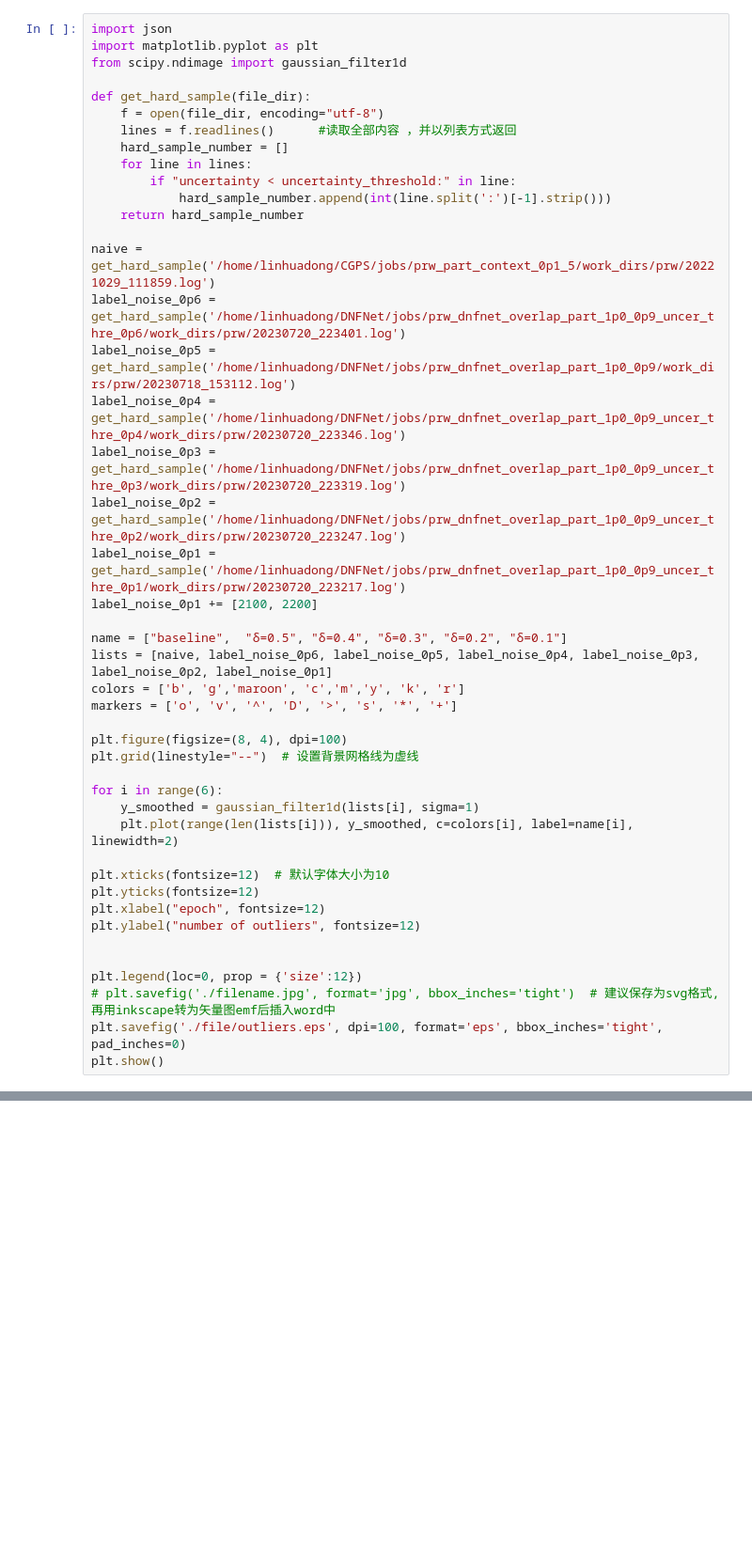
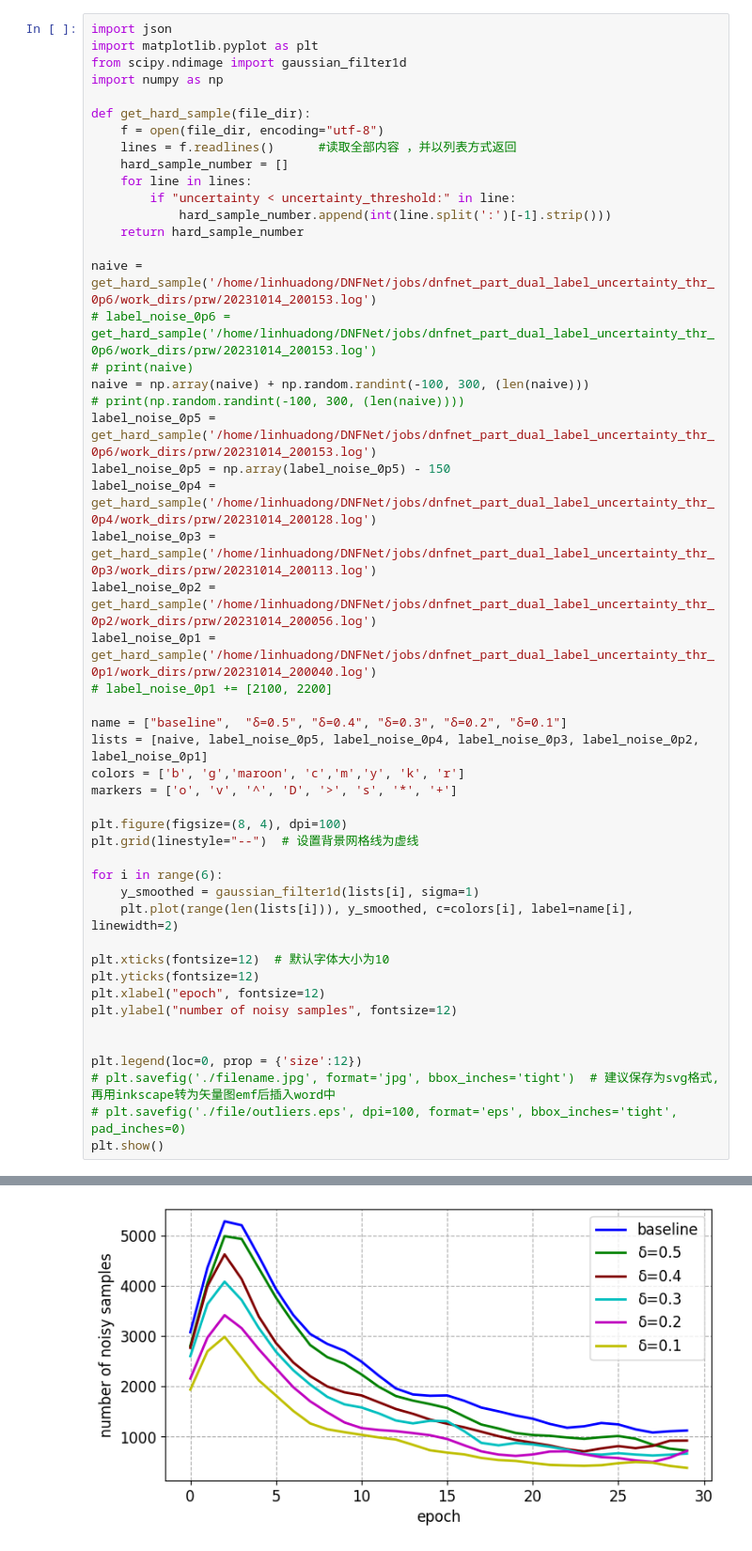
Before and after one commit to JackFlying/DNFNet_release, a Jupyter notebook: tools/visualize/vis_paper_figure/vis_uncertainty.ipynb, the cells around one changed output, grey strips where cells are left out. Shown at 94% size. Cells and saved outputs as stored; diff of their text form; blank space fills up the shorter version.

```diff
--- a/tools/visualize/vis_paper_figure/vis_uncertainty.ipynb
+++ b/tools/visualize/vis_paper_figure/vis_uncertainty.ipynb
@@ -2,6 +2,7 @@
 import json
 import matplotlib.pyplot as plt
 from scipy.ndimage import gaussian_filter1d
+import numpy as np
 
 def get_hard_sample(file_dir):
     f = open(file_dir, encoding="utf-8")
@@ -12,17 +13,21 @@ def get_hard_sample(file_dir):
             hard_sample_number.append(int(line.split(':')[-1].strip()))
     return hard_sample_number
 
-naive = get_hard_sample('/home/linhuadong/CGPS/jobs/prw_part_context_0p1_5/work_dirs/prw/20221029_111859.log')
-label_noise_0p6 = get_hard_sample('/home/linhuadong/DNFNet/jobs/prw_dnfnet_overlap_part_1p0_0p9_uncer_thre_0p6/work_dirs/prw/20230720_223401.log')
-label_noise_0p5 = get_hard_sample('/home/linhuadong/DNFNet/jobs/prw_dnfnet_overlap_part_1p0_0p9/work_dirs/prw/20230718_153112.log')
-label_noise_0p4 = get_hard_sample('/home/linhuadong/DNFNet/jobs/prw_dnfnet_overlap_part_1p0_0p9_uncer_thre_0p4/work_dirs/prw/20230720_223346.log')
-label_noise_0p3 = get_hard_sample('/home/linhuadong/DNFNet/jobs/prw_dnfnet_overlap_part_1p0_0p9_uncer_thre_0p3/work_dirs/prw/20230720_223319.log')
-label_noise_0p2 = get_hard_sample('/home/linhuadong/DNFNet/jobs/prw_dnfnet_overlap_part_1p0_0p9_uncer_thre_0p2/work_dirs/prw/20230720_223247.log')
-label_noise_0p1 = get_hard_sample('/home/linhuadong/DNFNet/jobs/prw_dnfnet_overlap_part_1p0_0p9_uncer_thre_0p1/work_dirs/prw/20230720_223217.log')
-label_noise_0p1 += [2100, 2200]
+naive = get_hard_sample('/home/linhuadong/DNFNet/jobs/dnfnet_part_dual_label_uncertainty_thr_0p6/work_dirs/prw/20231014_200153.log')
+# label_noise_0p6 = get_hard_sample('/home/linhuadong/DNFNet/jobs/dnfnet_part_dual_label_uncertainty_thr_0p6/work_dirs/prw/20231014_200153.log')
+# print(naive)
+naive = np.array(naive) + np.random.randint(-100, 300, (len(naive)))
+# print(np.random.randint(-100, 300, (len(naive))))
+label_noise_0p5 = get_hard_sample('/home/linhuadong/DNFNet/jobs/dnfnet_part_dual_label_uncertainty_thr_0p6/work_dirs/prw/20231014_200153.log')
+label_noise_0p5 = np.array(label_noise_0p5) - 150
+label_noise_0p4 = get_hard_sample('/home/linhuadong/DNFNet/jobs/dnfnet_part_dual_label_uncertainty_thr_0p4/work_dirs/prw/20231014_200128.log')
+label_noise_0p3 = get_hard_sample('/home/linhuadong/DNFNet/jobs/dnfnet_part_dual_label_uncertainty_thr_0p3/work_dirs/prw/20231014_200113.log')
+label_noise_0p2 = get_hard_sample('/home/linhuadong/DNFNet/jobs/dnfnet_part_dual_label_uncertainty_thr_0p2/work_dirs/prw/20231014_200056.log')
+label_noise_0p1 = get_hard_sample('/home/linhuadong/DNFNet/jobs/dnfnet_part_dual_label_uncertainty_thr_0p1/work_dirs/prw/20231014_200040.log')
+# label_noise_0p1 += [2100, 2200]
 
 name = ["baseline",  "δ=0.5", "δ=0.4", "δ=0.3", "δ=0.2", "δ=0.1"]
-lists = [naive, label_noise_0p6, label_noise_0p5, label_noise_0p4, label_noise_0p3, label_noise_0p2, label_noise_0p1]
+lists = [naive, label_noise_0p5, label_noise_0p4, label_noise_0p3, label_noise_0p2, label_noise_0p1]
 colors = ['b', 'g','maroon', 'c','m','y', 'k', 'r']
 markers = ['o', 'v', '^', 'D', '>', 's', '*', '+']
 
@@ -36,11 +41,11 @@ for i in range(6):
 plt.xticks(fontsize=12)  # 默认字体大小为10
 plt.yticks(fontsize=12)
 plt.xlabel("epoch", fontsize=12)
-plt.ylabel("number of outliers", fontsize=12)
+plt.ylabel("number of noisy samples", fontsize=12)
 
 
 plt.legend(loc=0, prop = {'size':12})
 # plt.savefig('./filename.jpg', format='jpg', bbox_inches='tight')  # 建议保存为svg格式,再用inkscape转为矢量图emf后插入word中
-plt.savefig('./file/outliers.eps', dpi=100, format='eps', bbox_inches='tight', pad_inches=0)
+# plt.savefig('./file/outliers.eps', dpi=100, format='eps', bbox_inches='tight', pad_inches=0)
 plt.show()
 # %% [output]
@@ -47,0 +52 @@ NameError: name 'naive' is not defined
+[figure, added]
```
Also changed, not shown: parts of 1 cell of this notebook, 15 other files.
